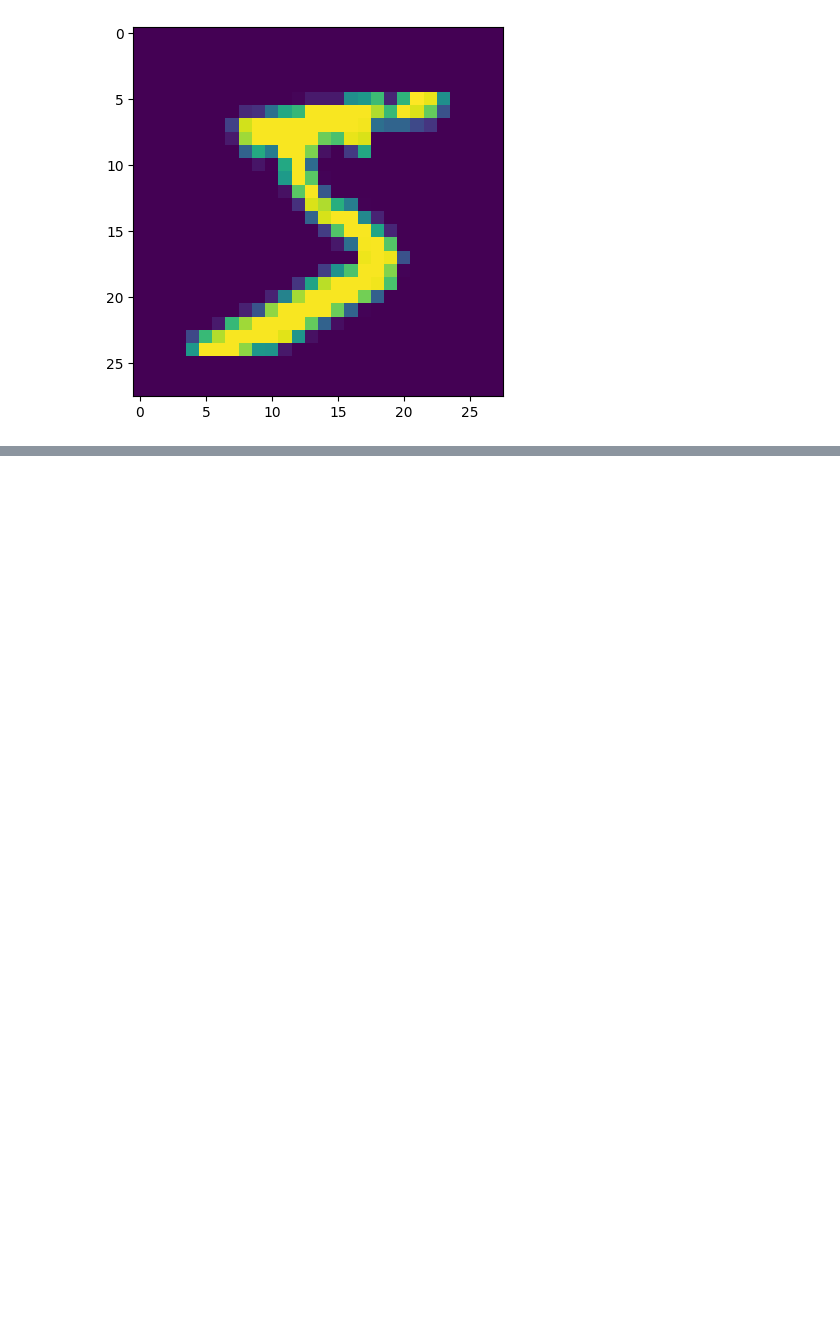
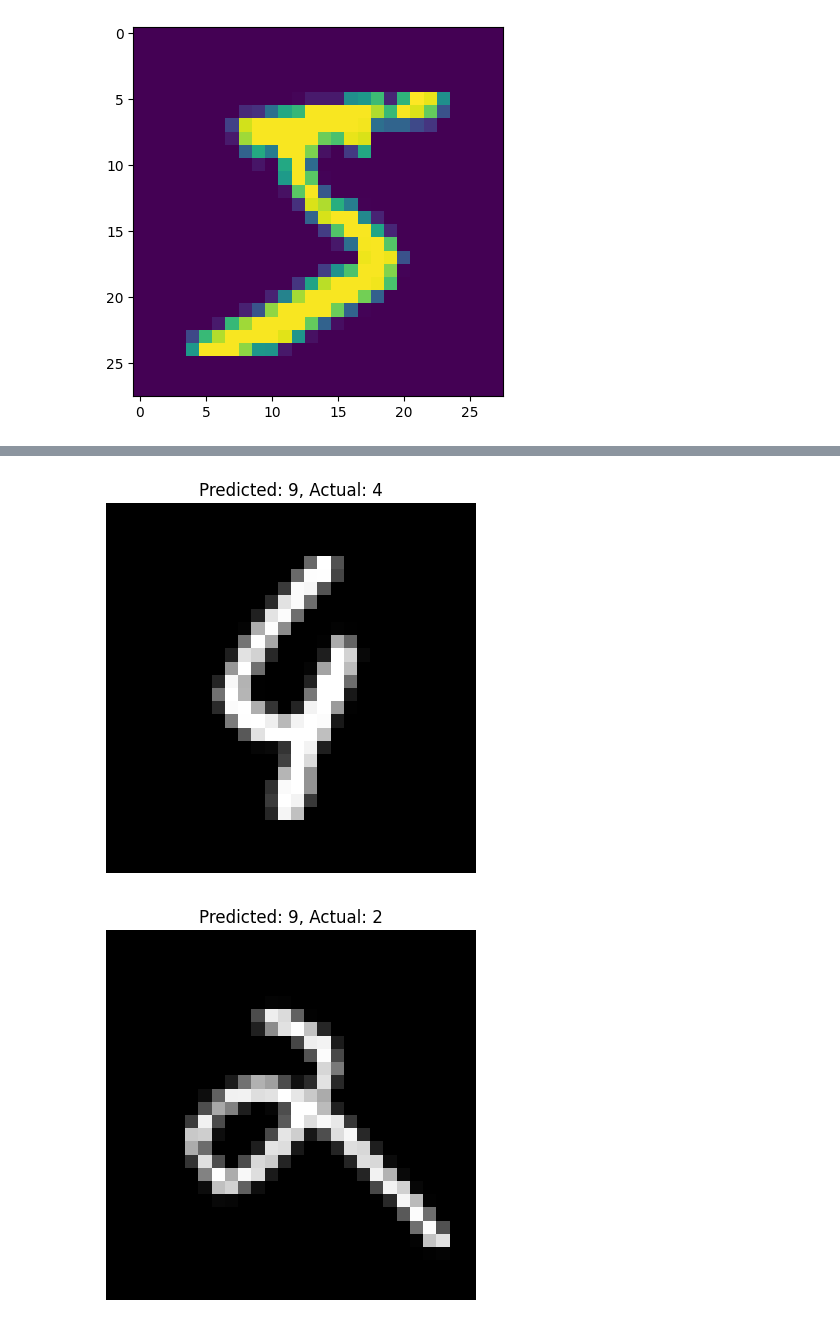
Before and after one commit to rayysidd/DL, a Jupyter notebook: Roadmap/1_MNIST.ipynb, the cells around one changed output, grey strips where cells are left out. Cells and saved outputs as stored; diff of their text form; code cells hidden in the pictures; blank space fills up the shorter version.

```diff
--- a/Roadmap/1_MNIST.ipynb
+++ b/Roadmap/1_MNIST.ipynb
@@ -151,0 +183,10 @@ Test Accuracy: 98.41%
+# %%
+for i in range(5):
+    img, pred, true = wrong[i]
+    plt.imshow(img.squeeze(), cmap='gray')
+    plt.title(f"Predicted: {pred.item()}, Actual: {true.item()}")
+    plt.axis('off')
+    plt.show()
+# %% [output]
+[figure, added]
+[figure, added]
```
Also changed, not shown: parts of 7 cells of this notebook.
